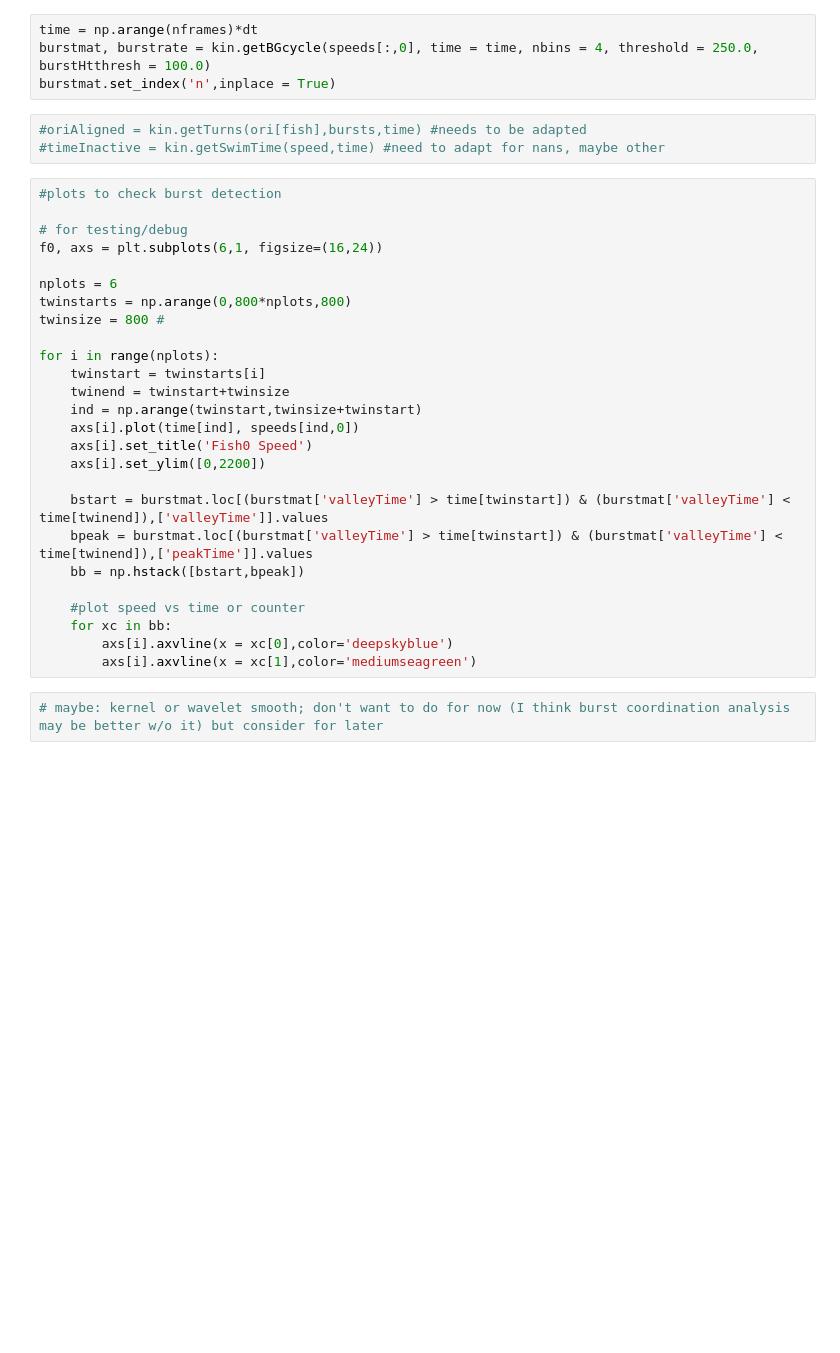
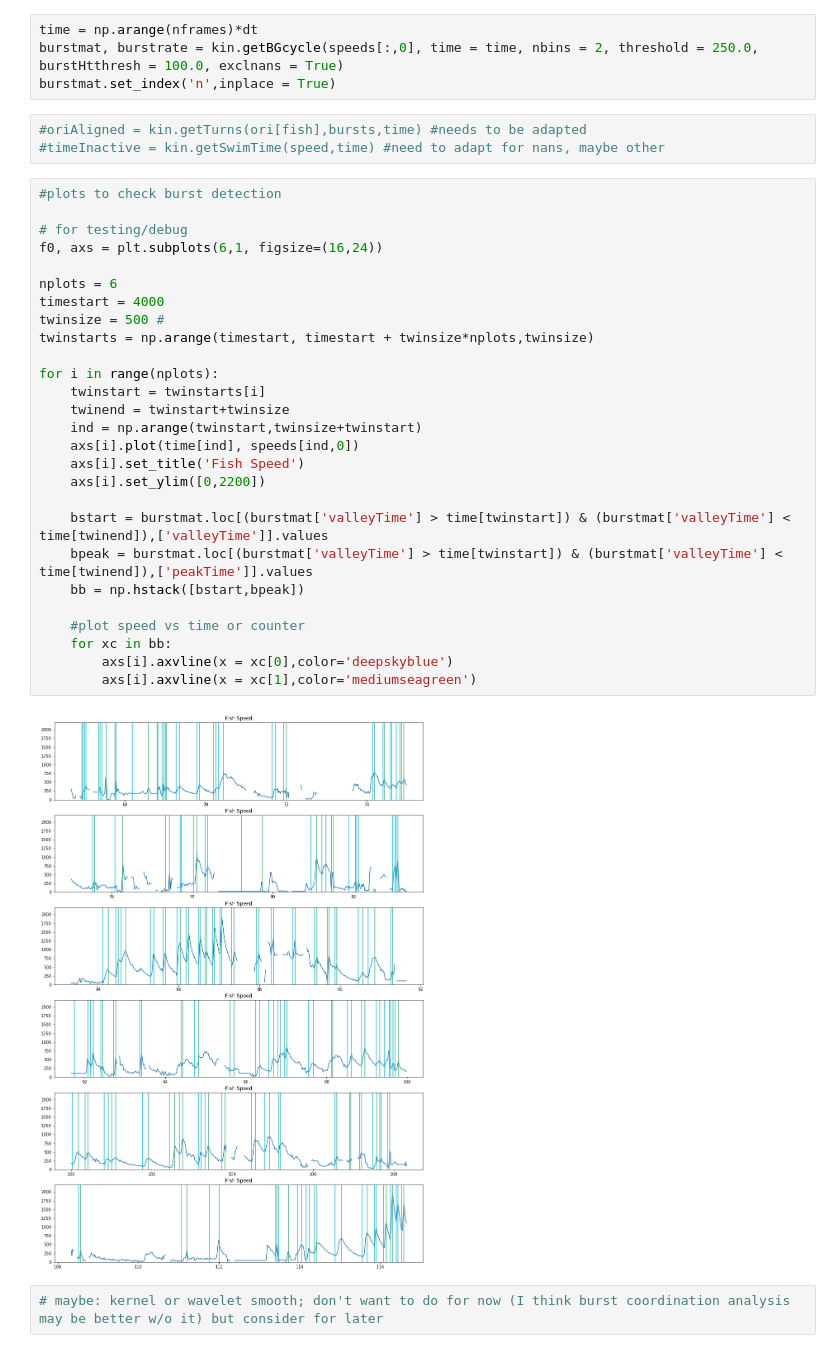
Before and after one commit to katiconen/zfish_mutants_analysis, a Jupyter notebook: get_speedstats_singlefish.ipynb, the cells around one changed output. Cells and saved outputs as stored; diff of their text form; blank space fills up the shorter version.

Commit message:
refined burst detection

```diff
--- a/get_speedstats_singlefish.ipynb
+++ b/get_speedstats_singlefish.ipynb
@@ -206,7 +209,7 @@ a.set_title('ErrorType')
    - Either only do for good trajectories, or note when burst is baddata
 # %%
 time = np.arange(nframes)*dt
-burstmat, burstrate = kin.getBGcycle(speeds[:,0], time = time, nbins = 4, threshold = 250.0, burstHtthresh = 100.0)
+burstmat, burstrate = kin.getBGcycle(speeds[:,0], time = time, nbins = 2, threshold = 250.0, burstHtthresh = 100.0, exclnans = True)
 burstmat.set_index('n',inplace = True)
 # %%
 #oriAligned = kin.getTurns(ori[fish],bursts,time) #needs to be adapted
@@ -214,28 +217,31 @@ burstmat.set_index('n',inplace = True)
 # %%
 #plots to check burst detection
 
 # for testing/debug
 f0, axs = plt.subplots(6,1, figsize=(16,24))
 
 nplots = 6
-twinstarts = np.arange(0,800*nplots,800)
-twinsize = 800 #
+timestart = 4000
+twinsize = 500 #
+twinstarts = np.arange(timestart, timestart + twinsize*nplots,twinsize)
 
 for i in range(nplots):
     twinstart = twinstarts[i]
     twinend = twinstart+twinsize
     ind = np.arange(twinstart,twinsize+twinstart)
     axs[i].plot(time[ind], speeds[ind,0])
-    axs[i].set_title('Fish0 Speed')
+    axs[i].set_title('Fish Speed')
     axs[i].set_ylim([0,2200])
 
     bstart = burstmat.loc[(burstmat['valleyTime'] > time[twinstart]) & (burstmat['valleyTime'] < time[twinend]),['valleyTime']].values
     bpeak = burstmat.loc[(burstmat['valleyTime'] > time[twinstart]) & (burstmat['valleyTime'] < time[twinend]),['peakTime']].values
     bb = np.hstack([bstart,bpeak])
 
     #plot speed vs time or counter
     for xc in bb:
         axs[i].axvline(x = xc[0],color='deepskyblue')
         axs[i].axvline(x = xc[1],color='mediumseagreen')
+# %% [output]
+[figure, added]
 # %%
 # maybe: kernel or wavelet smooth; don't want to do for now (I think burst coordination analysis may be better w/o it) but consider for later
```
Also changed, not shown: parts of 2 cells of this notebook, 1 other file.
